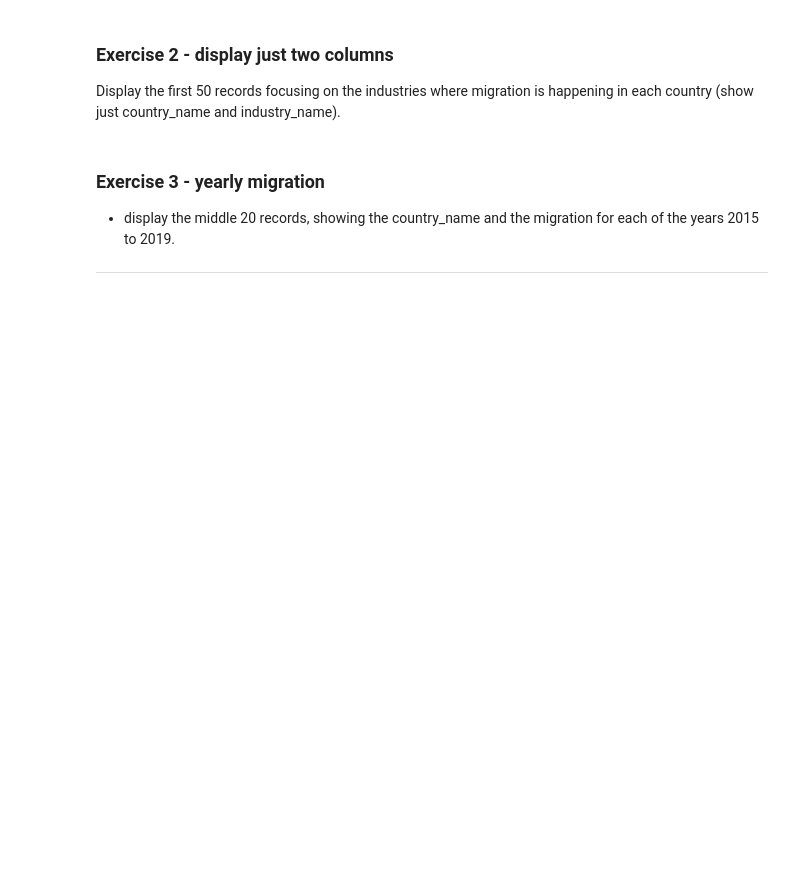
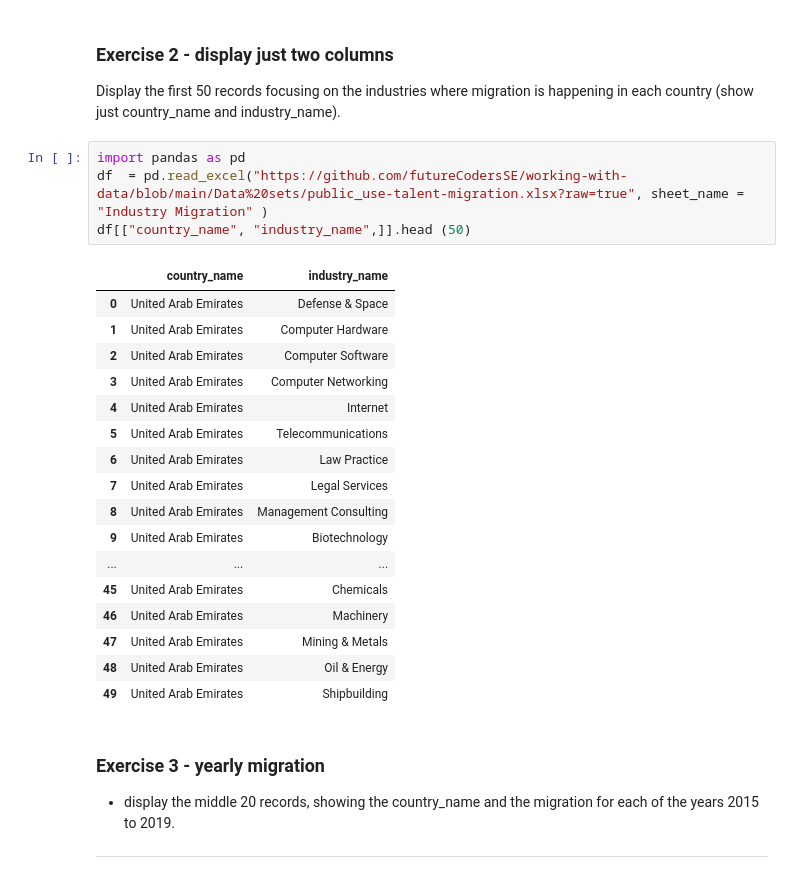
Before and after one commit to light-lamp/Datalabs-python-worksheets, a Jupyter notebook: Interrogating_dataframes.ipynb, the cells around one changed output. Saved outputs shown, nothing was run; the diff lists cells and outputs as text; blank space fills up the shorter version.

```diff
--- a/Interrogating_dataframes.ipynb
+++ b/Interrogating_dataframes.ipynb
@@ -28,6 +44,28 @@ Once we have the dataframe we might want to:
 ### Exercise 2 - display just two columns
 
 Display the first 50 records focusing on the industries where migration is happening in each country (show just country_name and industry_name).
+# %%
+import pandas as pd
+df  = pd.read_excel("https://github.com/futureCodersSE/working-with-data/blob/main/Data%20sets/public_use-talent-migration.xlsx?raw=true", sheet_name = "Industry Migration" )
+df[["country_name", "industry_name",]].head (50)
+# %% [output]
+|  | country_name | industry_name |
+| 0 | United Arab Emirates | Defense & Space |
+| 1 | United Arab Emirates | Computer Hardware |
+| 2 | United Arab Emirates | Computer Software |
+| 3 | United Arab Emirates | Computer Networking |
+| 4 | United Arab Emirates | Internet |
+| 5 | United Arab Emirates | Telecommunications |
+| 6 | United Arab Emirates | Law Practice |
+| 7 | United Arab Emirates | Legal Services |
+| 8 | United Arab Emirates | Management Consulting |
+| 9 | United Arab Emirates | Biotechnology |
+| ... | ... | ... |
+| 45 | United Arab Emirates | Chemicals |
+| 46 | United Arab Emirates | Machinery |
+| 47 | United Arab Emirates | Mining & Metals |
+| 48 | United Arab Emirates | Oil & Energy |
+| 49 | United Arab Emirates | Shipbuilding |
 # %% [markdown]
 ### Exercise 3 - yearly migration
 
```
Also changed, not shown: parts of 6 cells of this notebook.
